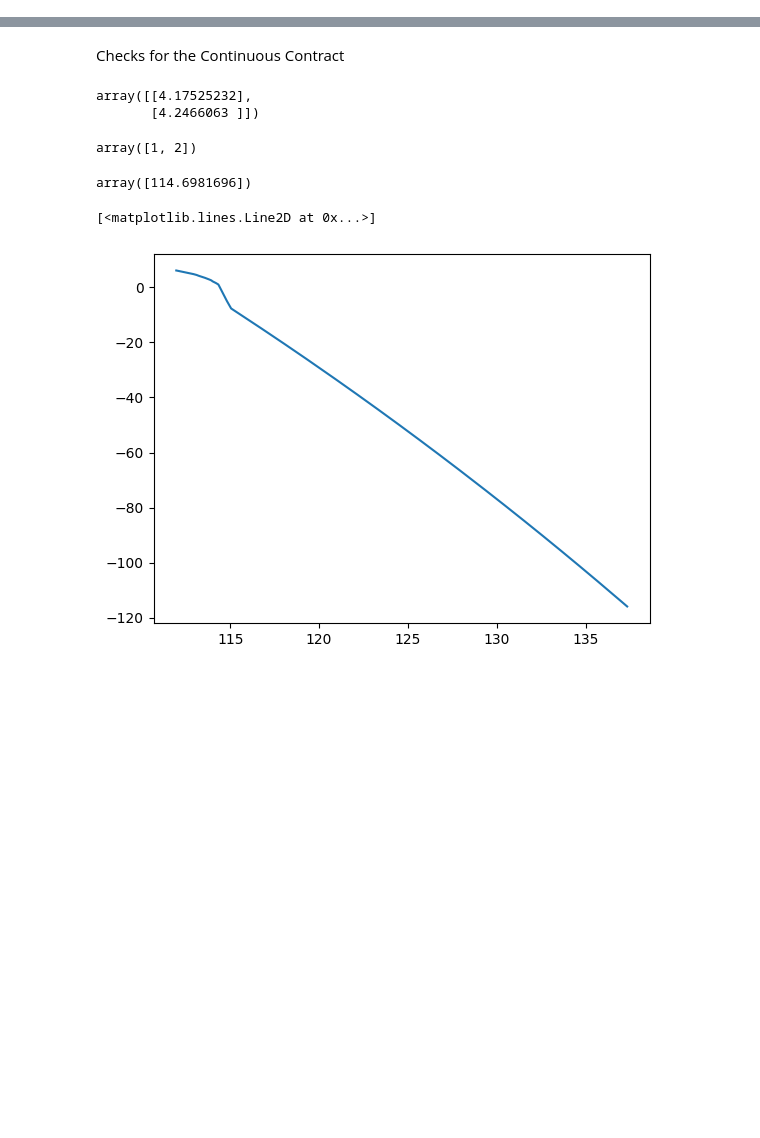
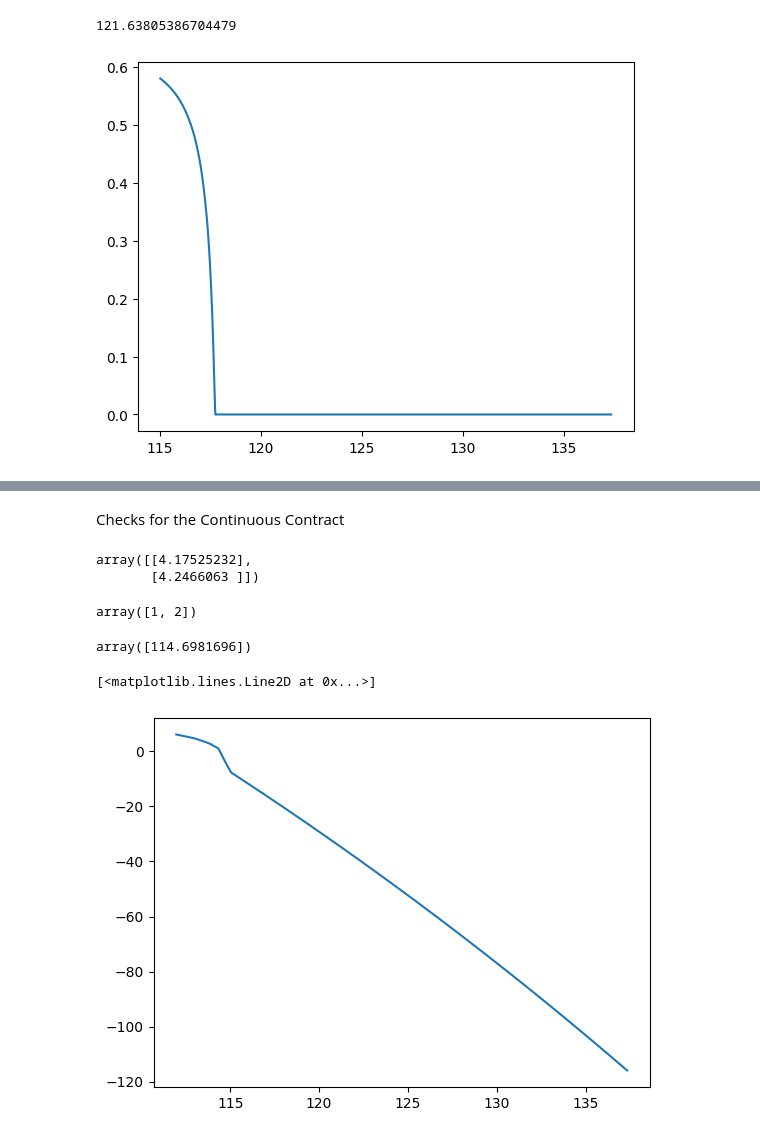
Before and after one commit to zalandru/Dynamic-Contracting-Multi-worker-Firm, a Jupyter notebook: Multiworker_wage_2steps/Trying out Tasmanian.ipynb, the cells around one changed output, grey strips where cells are left out. Cells and saved outputs as stored; diff of their text form; code cells hidden in the pictures; blank space fills up the shorter version.

```diff
--- a/Multiworker_wage_2steps/Trying out Tasmanian.ipynb
+++ b/Multiworker_wage_2steps/Trying out Tasmanian.ipynb
@@ -34,0 +50,7 @@ cc=ContinuousContract(p)
+# %%
+from ContinuousContract import ContinuousContract
+cc=ContinuousContract(p)
+(cc_J,cc_W,cc_Wstar,cc_Jpi,cc_pc)=cc.J(1)
+# %% [output]
+121.63805386704479
+[figure, added]
```
Also changed, not shown: parts of 14 cells of this notebook, 7 other files.
